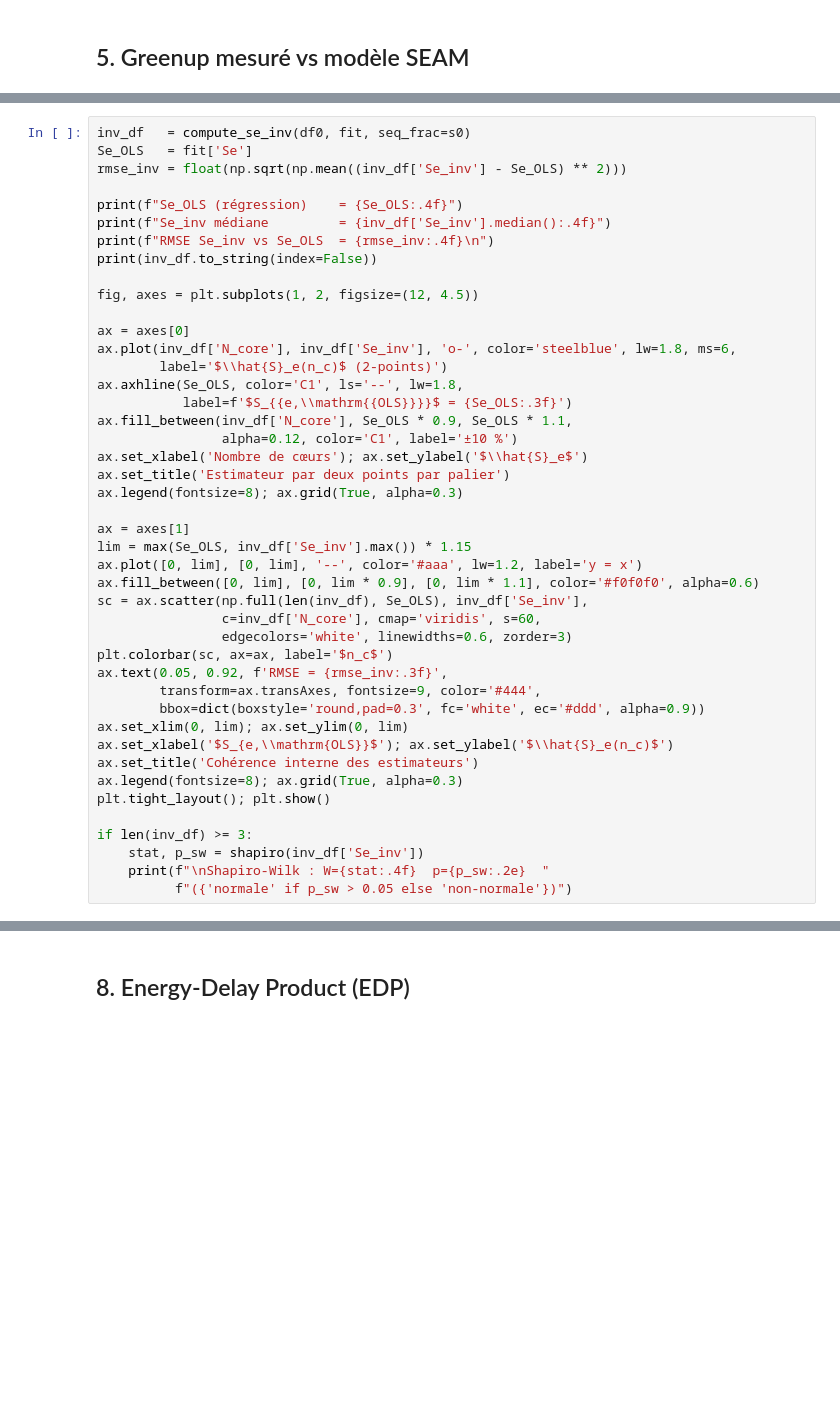
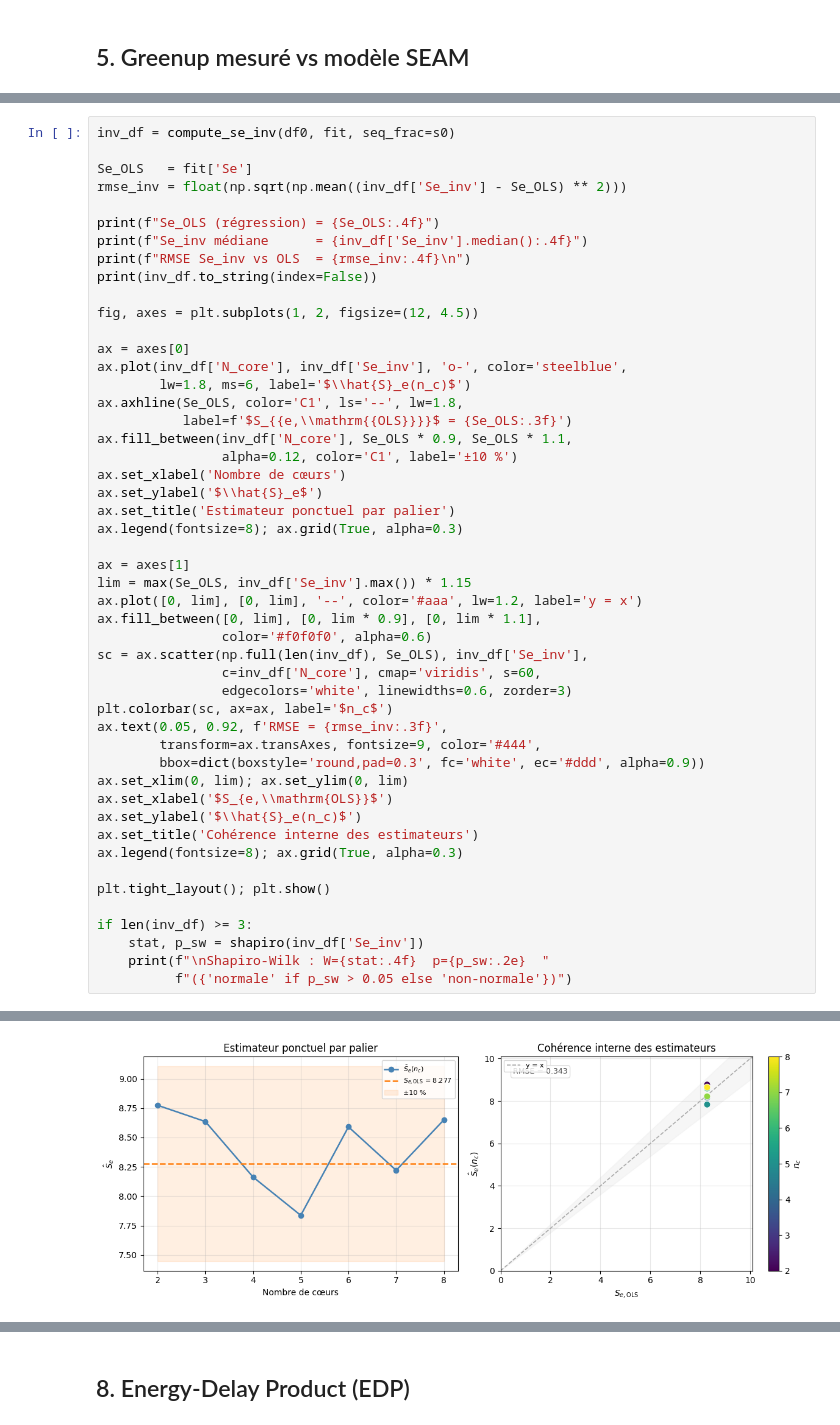
Before and after one commit to gabiansystems/parallel_simulator_energy, a Jupyter notebook: analyse.ipynb, the cells around one changed output, grey strips where cells are left out. Drawn from its saved outputs; the diff is of its cells as text; blank space fills up the shorter version.

```diff
--- a/analyse.ipynb
+++ b/analyse.ipynb
@@ -199,30 +236,33 @@ et égal à $S_{e,\text{OLS}}$ pour tout $n_c$.
 # %%
-inv_df   = compute_se_inv(df0, fit, seq_frac=s0)
+inv_df = compute_se_inv(df0, fit, seq_frac=s0)
+
 Se_OLS   = fit['Se']
 rmse_inv = float(np.sqrt(np.mean((inv_df['Se_inv'] - Se_OLS) ** 2)))
 
-print(f"Se_OLS (régression)    = {Se_OLS:.4f}")
-print(f"Se_inv médiane         = {inv_df['Se_inv'].median():.4f}")
-print(f"RMSE Se_inv vs Se_OLS  = {rmse_inv:.4f}\n")
+print(f"Se_OLS (régression) = {Se_OLS:.4f}")
+print(f"Se_inv médiane      = {inv_df['Se_inv'].median():.4f}")
+print(f"RMSE Se_inv vs OLS  = {rmse_inv:.4f}\n")
 print(inv_df.to_string(index=False))
 
 fig, axes = plt.subplots(1, 2, figsize=(12, 4.5))
 
 ax = axes[0]
-ax.plot(inv_df['N_core'], inv_df['Se_inv'], 'o-', color='steelblue', lw=1.8, ms=6,
-        label='$\\hat{S}_e(n_c)$ (2-points)')
+ax.plot(inv_df['N_core'], inv_df['Se_inv'], 'o-', color='steelblue',
+        lw=1.8, ms=6, label='$\\hat{S}_e(n_c)$')
 ax.axhline(Se_OLS, color='C1', ls='--', lw=1.8,
            label=f'$S_{{e,\\mathrm{{OLS}}}}$ = {Se_OLS:.3f}')
 ax.fill_between(inv_df['N_core'], Se_OLS * 0.9, Se_OLS * 1.1,
                 alpha=0.12, color='C1', label='±10 %')
-ax.set_xlabel('Nombre de cœurs'); ax.set_ylabel('$\\hat{S}_e$')
-ax.set_title('Estimateur par deux points par palier')
+ax.set_xlabel('Nombre de cœurs')
+ax.set_ylabel('$\\hat{S}_e$')
+ax.set_title('Estimateur ponctuel par palier')
 ax.legend(fontsize=8); ax.grid(True, alpha=0.3)
 
 ax = axes[1]
 lim = max(Se_OLS, inv_df['Se_inv'].max()) * 1.15
 ax.plot([0, lim], [0, lim], '--', color='#aaa', lw=1.2, label='y = x')
-ax.fill_between([0, lim], [0, lim * 0.9], [0, lim * 1.1], color='#f0f0f0', alpha=0.6)
+ax.fill_between([0, lim], [0, lim * 0.9], [0, lim * 1.1],
+                color='#f0f0f0', alpha=0.6)
 sc = ax.scatter(np.full(len(inv_df), Se_OLS), inv_df['Se_inv'],
                 c=inv_df['N_core'], cmap='viridis', s=60,
                 edgecolors='white', linewidths=0.6, zorder=3)
@@ -231,12 +271,15 @@ ax.text(0.05, 0.92, f'RMSE = {rmse_inv:.3f}',
         transform=ax.transAxes, fontsize=9, color='#444',
         bbox=dict(boxstyle='round,pad=0.3', fc='white', ec='#ddd', alpha=0.9))
 ax.set_xlim(0, lim); ax.set_ylim(0, lim)
-ax.set_xlabel('$S_{e,\\mathrm{OLS}}$'); ax.set_ylabel('$\\hat{S}_e(n_c)$')
+ax.set_xlabel('$S_{e,\\mathrm{OLS}}$')
+ax.set_ylabel('$\\hat{S}_e(n_c)$')
 ax.set_title('Cohérence interne des estimateurs')
 ax.legend(fontsize=8); ax.grid(True, alpha=0.3)
+
 plt.tight_layout(); plt.show()
 
 if len(inv_df) >= 3:
     stat, p_sw = shapiro(inv_df['Se_inv'])
     print(f"\nShapiro-Wilk : W={stat:.4f}  p={p_sw:.2e}  "
           f"({'normale' if p_sw > 0.05 else 'non-normale'})")
+# %% [output]
@@ -242,0 +298 @@ if len(inv_df) >= 3:
+[figure, added]
```
Also changed, not shown: parts of 15 cells of this notebook.
